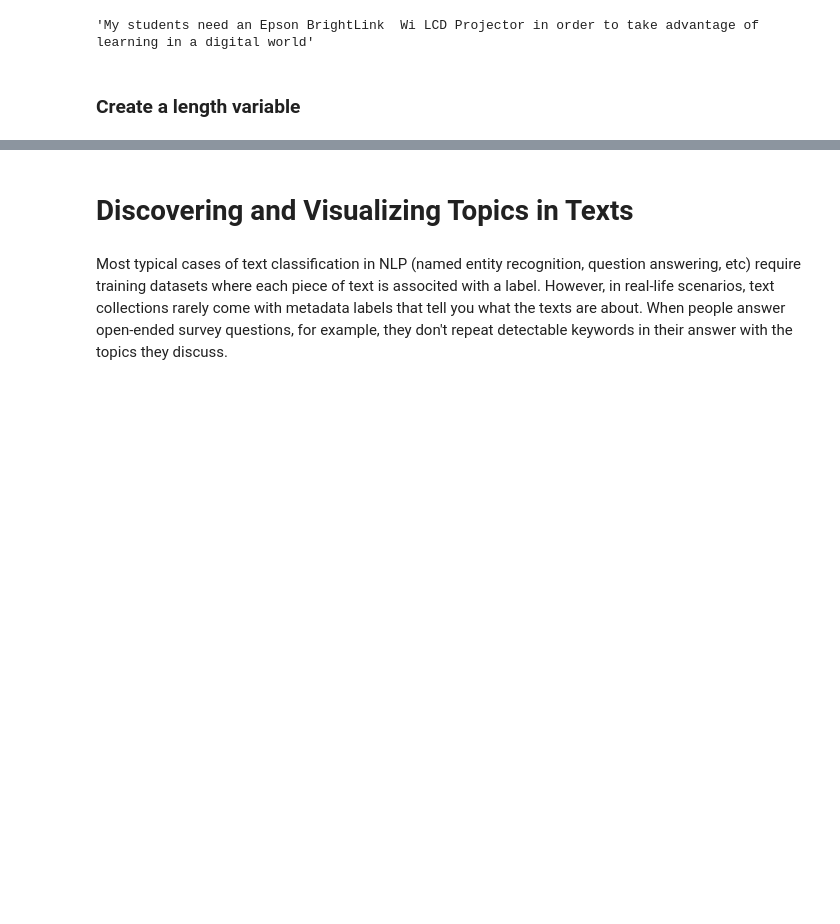
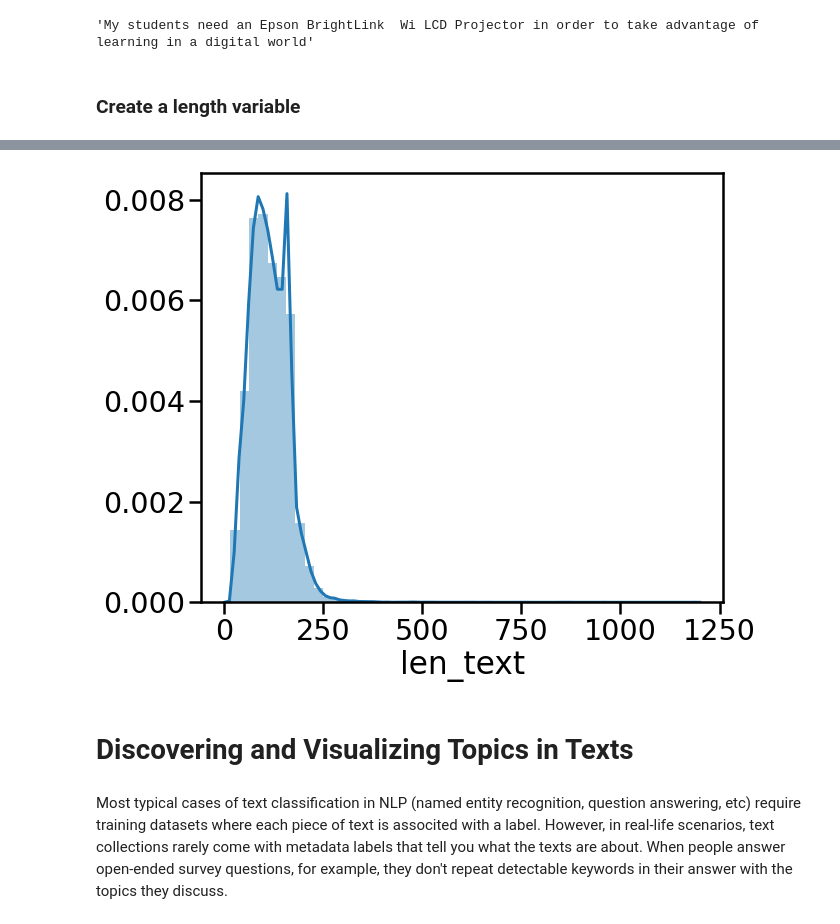
Before and after one commit to russell-ligon/DonorBooster, a Jupyter notebook: testscripts/ProjectHook_NLPcleaning_inspect.ipynb, the cells around one changed output, grey strips where cells are left out. Saved outputs shown, nothing was run; the diff lists cells and outputs as text; code cells hidden in the pictures; blank space fills up the shorter version.

```diff
--- a/testscripts/ProjectHook_NLPcleaning_inspect.ipynb
+++ b/testscripts/ProjectHook_NLPcleaning_inspect.ipynb
@@ -160,3 +160,11 @@ data = data.loc[data['text'].map(len) > 3].reset_index(drop = True) # keep only
+# %%
+sns.set_context("poster", font_scale=1.3)
+
+fig, ax = plt.subplots(figsize=(10, 8))
+sns.distplot(merged_data["len_text"].dropna())
+fig.tight_layout()
+# %% [output]
+[figure, added]
 # %% [markdown]
 # Discovering and Visualizing Topics in Texts
 # %% [markdown]
```
Also changed, not shown: parts of 9 cells of this notebook.
